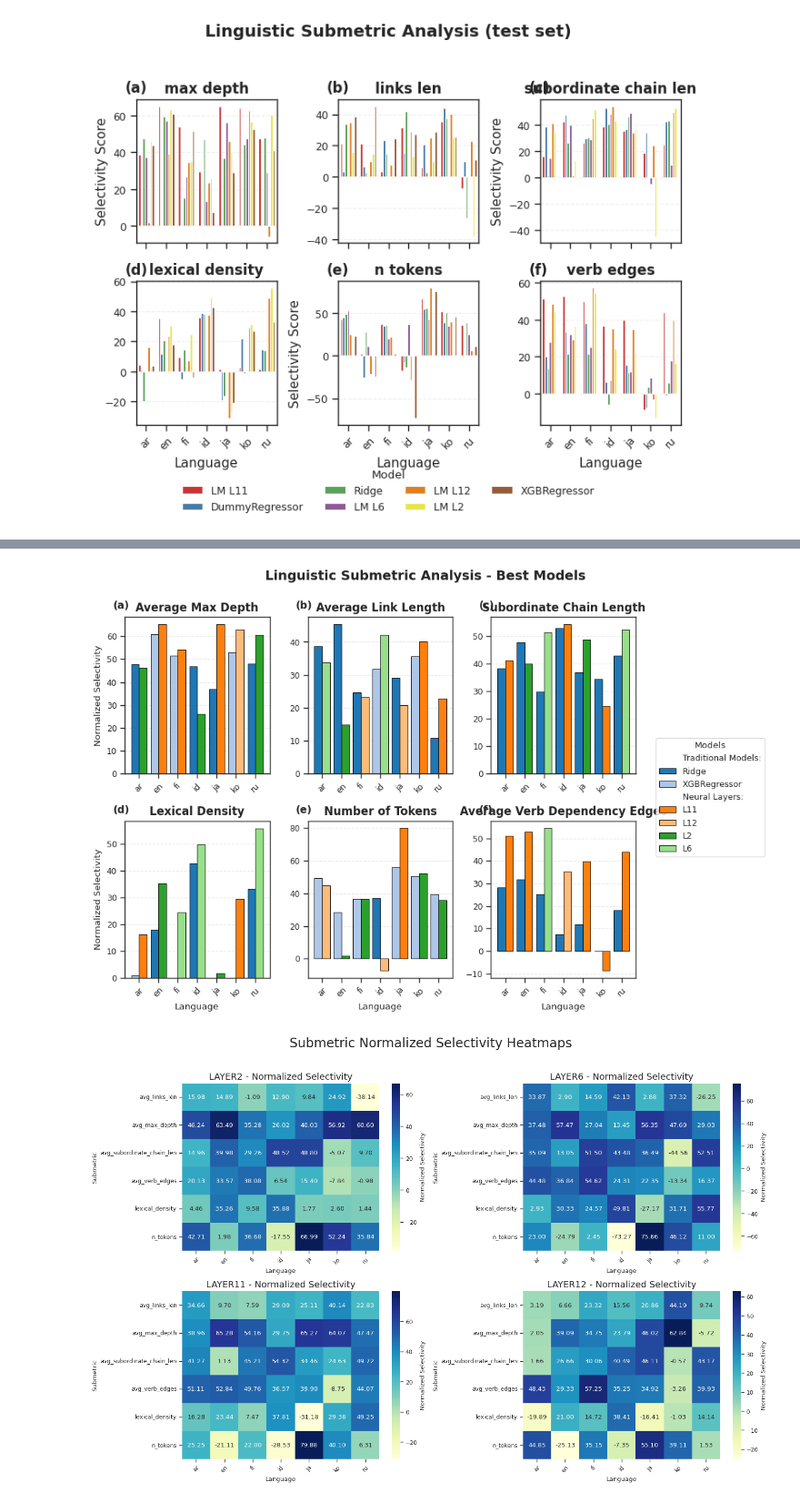
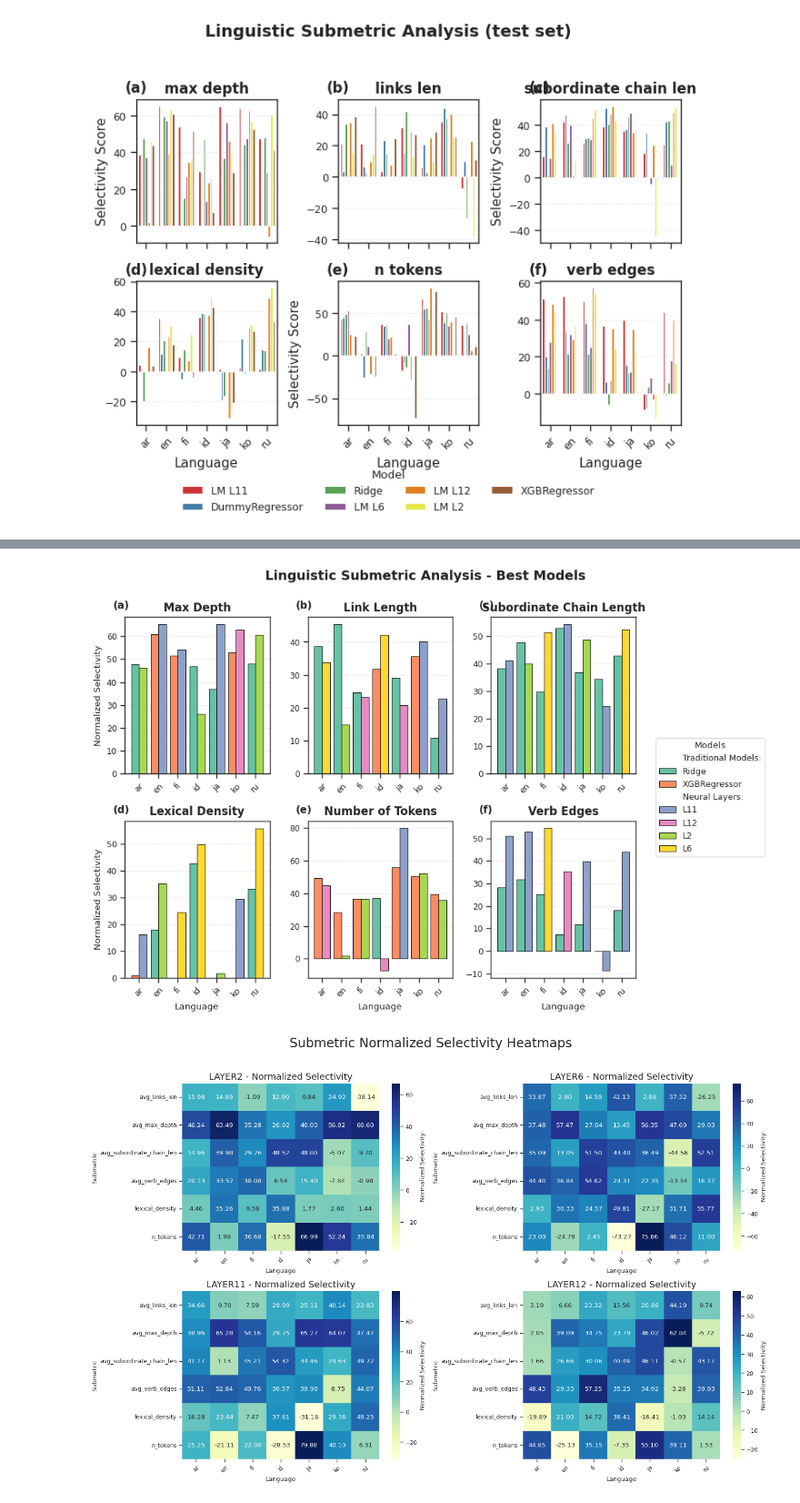
Before and after one commit to rokokot/qtype-eval, a Jupyter notebook: scripts/visualization/notebooks/visualization.ipynb, the cells around one changed output, grey strips where cells are left out. Shown at 91% size. Drawn from its saved outputs; the diff is of its cells as text; code cells hidden in the pictures.

Commit message:
layout edits

```diff
--- a/scripts/visualization/notebooks/visualization.ipynb
+++ b/scripts/visualization/notebooks/visualization.ipynb
@@ -658,16 +716,7 @@ Available Times fonts: ['Times New Roman']
 # %%
-SUBMETRIC_NAMES = {
-    "avg_max_depth": "Max Depth",
-    "avg_links_len": "Link Length",
-    "avg_subordinate_chain_len": "Subordinate Chain Length",
-    "avg_verb_edges": "Verb Edges",
-    "lexical_density": "Lexical Density",
-    "n_tokens": "Number of Tokens",
-    "complexity": "Overall Complexity",
-    "composite": "Composite Score"
-}
+SUBMETRIC_NAMES = {"avg_max_depth": "Max Depth","avg_links_len": "Link Length","avg_subordinate_chain_len": "Subordinate Chain Length","avg_verb_edges": "Verb Edges","lexical_density": "Lexical Density","n_tokens": "Number of Tokens","complexity": "Overall Complexity","composite": "Composite Score"}
 # %%
-def plot_summary_comparison_improved(summary_df, task, split="test", submetric="overall"):
+def plot_summary_comparison(summary_df, task, split="test", submetric="overall"):
     import matplotlib as mpl
 
     mpl.rcParams['font.family'] = 'serif'
@@ -684,7 +733,7 @@ def plot_summary_comparison_improved(summary_df, task, split="test", submetric="
         'axes.linewidth': 0.8
     })
 
-    sns.set_theme(style="ticks", context="paper", palette="colorblind", rc={"font.serif": ["Times New Roman"]})
+    sns.set_theme(style="ticks", context="paper", palette="Set2", rc={"font.serif": ["Times New Roman"]})
 
 
 
@@ -753,14 +802,14 @@ def plot_summary_comparison_improved(summary_df, task, split="test", submetric="
         ax.tick_params(axis='x', rotation=45)
         ax.grid(axis='y', linestyle='--', alpha=0.4)
 
-    ax1.set_title("Best Model Performance", fontsize=12, fontfamily='Times New Roman', fontweight='bold')
-    ax1.set_ylabel("Accuracy" if task == "question_type" else "MSE", fontfamily='Times New Roman')
-    ax2.set_title("Normalized Selectivity",fontfamily='Times New Roman', fontsize=12, fontweight='bold')
+    ax1.set_title("Best Model Performance", fontsize=12, fontweight='bold')
+    ax1.set_ylabel("Accuracy" if task == "question_type" else "MSE")
+    ax2.set_title("Normalized Selectivity", fontsize=12, fontweight='bold')
     ax2.set_ylabel("Selectivity Score")
     ax2.set_xlabel("Language")
 
-    ax1.text(-0.08, 1.05, '(a)', transform=ax1.transAxes, fontsize=12, fontweight='bold', fontfamily='Times New Roman')
-    ax2.text(-0.08, 1.05, '(b)', transform=ax2.transAxes, fontsize=12, fontweight='bold', fontfamily='Times New Roman')
+    ax1.text(-0.08, 1.05, '(a)', transform=ax1.transAxes, fontsize=12, fontweight='bold')
+    ax2.text(-0.08, 1.05, '(b)', transform=ax2.transAxes, fontsize=12, fontweight='bold')
 
     legend_handles = []
     trad_models = []
@@ -792,10 +841,10 @@ def plot_summary_comparison_improved(summary_df, task, split="test", submetric="
 
     task_title = {"complexity": "Complexity Prediction","question_type": "Question Type Classification","single_submetric": SUBMETRIC_NAMES.get(submetric, submetric)}.get(task, task)
 
-    fig.suptitle(f"{task_title} - Best Models ({split} set)", fontsize=13, fontweight='bold', y=0.98, fontfamily='Times New Roman')
+    fig.suptitle(f"{task_title} - Best Models", fontsize=13, fontweight='bold', y=0.98)
     plt.tight_layout(rect=[0, 0, 0.95, 0.95])
 
     return fig
 # %%
-fig = plot_summary_comparison_improved(summary_df, task="question_type", split="test", submetric="overall")
+fig = plot_summary_comparison(summary_df, task="complexity", split="test", submetric="complexity")
 # %% [output]
@@ -803,5 +852,5 @@ fig = plot_summary_comparison_improved(summary_df, task="question_type", split="
 # %%
-def plot_summary_submetric_grid_improved(summary_df, split="test"):
+def plot_summary_submetric_grid(summary_df, split="test"):
     plt.rcParams.update({
         'font.family': 'serif',
         'font.serif': ['Times New Roman', 'DejaVu Serif'],
@@ -825,7 +874,6 @@ def plot_summary_submetric_grid_improved(summary_df, split="test"):
     ax_leg = fig.add_subplot(gs[:, 3])
     ax_leg.axis('off')
 
-    # -- Prepare Data --
     all_data = summary_df[summary_df["task"] == "single_submetric"].copy()
 
     traditional_models = ['LogisticRegression', 'Ridge', 'XGBClassifier', 'XGBRegressor']
@@ -844,12 +892,10 @@ def plot_summary_submetric_grid_improved(summary_df, split="test"):
     unique_trad_models = sorted(all_data[all_data['model_type'] == 'traditional']['model_label'].unique())
     unique_neural_models = sorted(all_data[all_data['model_type'] == 'neural']['model_label'].unique())
 
-    # -- Colors --
-    colors = sns.color_palette("tab20", n_colors=len(unique_trad_models) + len(unique_neural_models))
+    colors = sns.color_palette("Set2", n_colors=10)       # color
     color_map = {model: colors[i] for i, model in enumerate(unique_trad_models + unique_neural_models)}
     all_data['color'] = all_data['model_label'].map(color_map)
 
-    # -- Plotting each submetric panel --
     for i, submetric in enumerate(submetrics):
         ax = axes[i]
         data = all_data[all_data["submetric"] == submetric]
@@ -867,7 +913,7 @@ def plot_summary_submetric_grid_improved(summary_df, split="test"):
 
             for j, (idx, row) in enumerate(lang_data.iterrows()):
                 position = lang_idx - 0.4 + (j + 0.5) * bar_width
-                color = row['color'] if pd.notna(row['color']) else 'gray'  # <- FIXED fallback color
+                color = row['color'] if pd.notna(row['color']) else 'gray'
 
                 ax.bar(position, row['normalized_selectivity'], width=bar_width,
                        color=color, edgecolor='black', linewidth=0.6)
@@ -890,7 +936,6 @@ def plot_summary_submetric_grid_improved(summary_df, split="test"):
 
         ax.text(-0.08, 1.05, f"({chr(97+i)})", transform=ax.transAxes, fontsize=11, fontweight='bold')
 
-    # -- Legend --
     legend_handles = []
 
     if unique_trad_models:
@@ -905,15 +950,14 @@ def plot_summary_submetric_grid_improved(summary_df, split="test"):
 
     ax_leg.legend(handles=legend_handles, loc='center', frameon=True, fontsize=9, title="Models")
 
-    # -- Final Layout --
     fig.suptitle("Linguistic Submetric Analysis - Best Models", fontsize=14, fontweight='bold', y=0.98)
     plt.tight_layout(rect=[0, 0, 0.90, 0.95])
 
     return fig
 # %%
-fig = plot_summary_submetric_grid_improved(summary_df)
+fig = plot_summary_submetric_grid(summary_df)
 # %% [output]
-[figure, old version]
+[figure, new version]
 # %%
 def plot_submetric_heatmaps(df,task="single_submetric",split="test",model="lm_probe",normalize_selectivity=True,layers=["layer2", "layer6", "layer11", "layer12"],figsize=(20, 14)):
 
```
Also changed, not shown: parts of 7 cells of this notebook.
